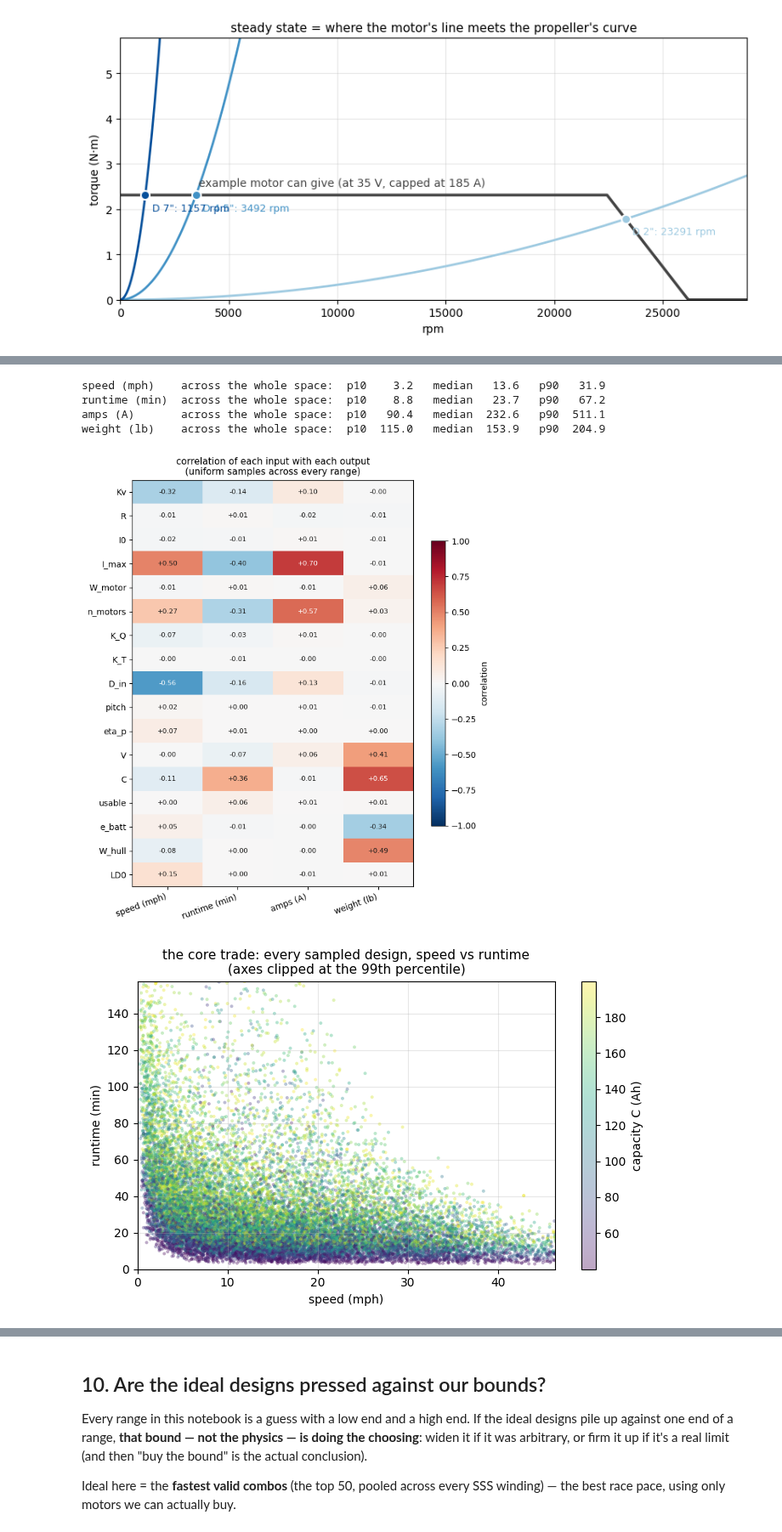
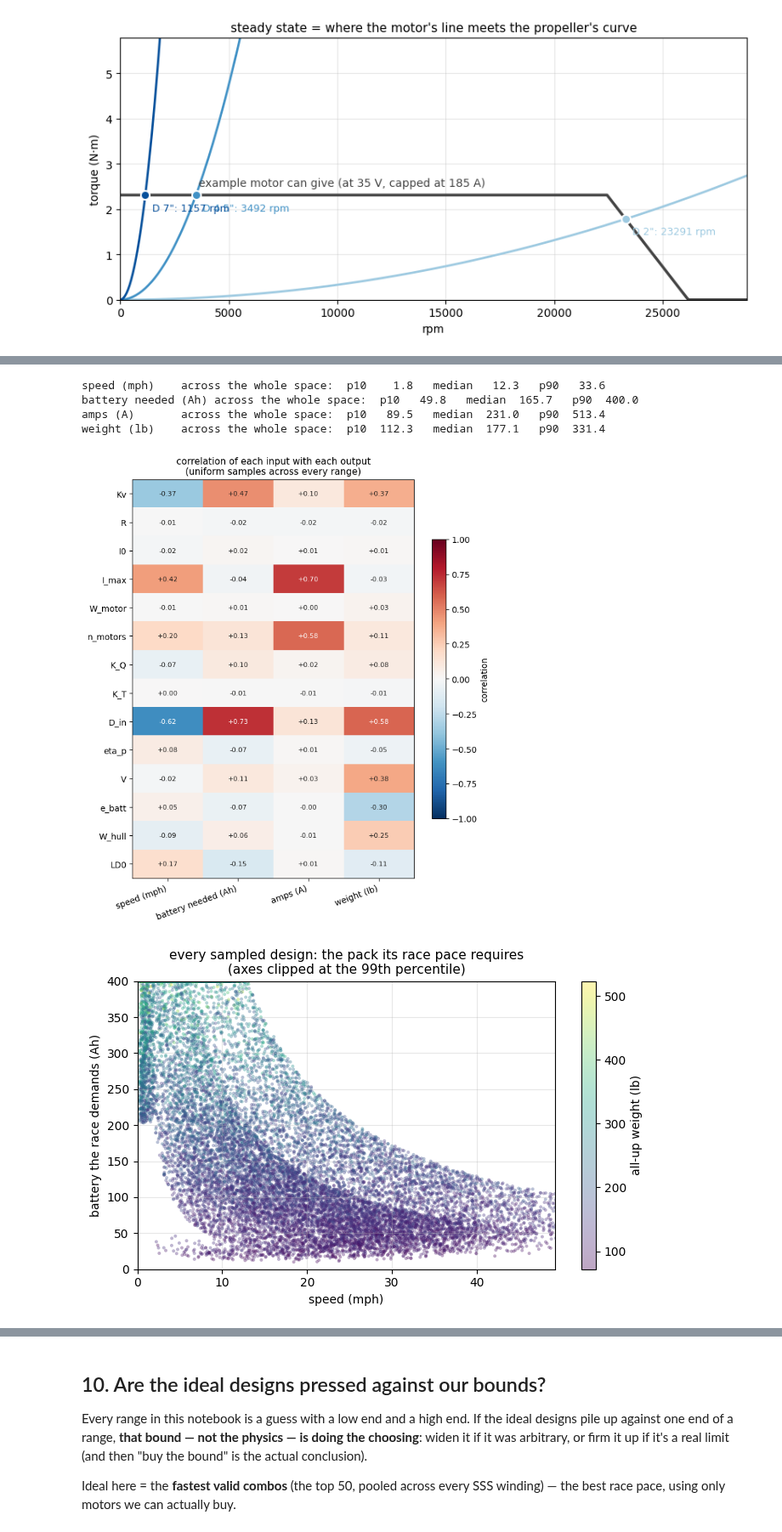
Before and after one commit to MarMar888/haav-modeling, a Jupyter notebook: willmarley.ipynb, the cells around one changed output, grey strips where cells are left out. Shown at 85% size. Drawn from its saved outputs; the diff is of its cells as text; code cells hidden in the pictures.

```diff
--- a/willmarley.ipynb
+++ b/willmarley.ipynb
@@ -315,11 +318,9 @@ W_FIXED_LB = sum(W_FIXED.values())
 for name, v in W_FIXED.items():
     print(f"fixed: {name:<14}{v:>7g}  lb")
 
-e_mid = sum(BATT_BOUNDS["e_batt"]) / 2
-C_mid = sum(BATT_BOUNDS["C"]) / 2
-W_batt_mid = C_mid * V_mid / e_mid
+W_batt_rep = 25.0  # a representative race-sized pack, just for this chart's baseline
 Wm_mid = sum(MOTOR_BOUNDS["W_motor"]) / 2
-W_extra = W_batt_mid + Wm_mid + W_FIXED_LB
+W_extra = W_batt_rep + Wm_mid + W_FIXED_LB
 W_span = np.linspace(HULL_BOUNDS["W_hull"][0] + W_extra,
                      HULL_BOUNDS["W_hull"][1] + W_extra, 100)
 W_mid = W_span.mean()
@@ -366,7 +368,7 @@ GROUPS = {  # validated categorical palette: identity, fixed order
     "battery": "#2a78d6", "motor": "#eb6834", "prop": "#1baf7a", "hull": "#eda100",
 }
 LABELS = {  # long name for every short input symbol
-    "V": "pack voltage", "C": "capacity", "usable": "usable fraction", "e_batt": "specific energy",
+    "V": "pack voltage", "e_batt": "specific energy",
     "Kv": "speed constant", "R": "winding resistance", "I0": "no-load current", "I_max": "current limit",
     "K_Q": "torque coefficient", "K_T": "thrust coefficient", "D_in": "diameter", "pitch": "blade pitch", "eta_p": "prop efficiency",
     "W_hull": "bare hull weight", "LD0": "peak lift-to-drag", "W_motor": "motor weight",
@@ -379,26 +381,27 @@ INPUT_GROUPS = [
     ("hull",    list(HULL_BOUNDS)),
 ]
 TB = "torque balance\n(rpm, amps, shaft watts)"
+PACK = "pack the race requires\n(Ah, lb, C-rate)"
 MID_NODES = {  # name: y
-    "battery weight": 15.0,
+    PACK: 15.0,
     "all-up weight (W)": 12.6,
     "water push-back (R_water)": 10.2,
     TB: 5.0,
 }
 OUT_NODES = {"speed": 8.0, "runtime": 2.0}
 EDGES = [
-    ("C", "battery weight"), ("V", "battery weight"), ("e_batt", "battery weight"),
-    ("W_hull", "all-up weight (W)"), ("battery weight", "all-up weight (W)"),
+    ("V", PACK), ("e_batt", PACK), (TB, PACK),
+    ("W_hull", "all-up weight (W)"), (PACK, "all-up weight (W)"),
     ("W_motor", "all-up weight (W)"),
     ("all-up weight (W)", "water push-back (R_water)"), ("LD0", "water push-back (R_water)"),
     ("Kv", TB), ("R", TB), ("I0", TB), ("I_max", TB), ("V", TB), ("K_Q", TB), ("D_in", TB),
     ("n_motors", TB), ("n_motors", "all-up weight (W)"),
-    (TB, "speed"), ("eta_p", "speed"), ("water push-back (R_water)", "speed"), ("pitch", "speed"),
+    (TB, "speed"), ("eta_p", "speed"), ("water push-back (R_water)", "speed"),
     ("K_T", "speed"),
-    (TB, "runtime"), ("C", "runtime"), ("usable", "runtime"),
+    (TB, "runtime"), (PACK, "runtime"),
 ]
 HW = {  # half-widths of middle/output boxes, so arrows stop at the edge
-    "battery weight": 0.30, "all-up weight (W)": 0.36, "water push-back (R_water)": 0.45,
+    PACK: 0.52, "all-up weight (W)": 0.36, "water push-back (R_water)": 0.45,
     TB: 0.42, "speed": 0.20, "runtime": 0.24,
 }
 
@@ -614,45 +616,45 @@ N = 20000
 samples = {k: rng.uniform(lo, hi, N) for k, (lo, hi) in BOUNDS.items()}
 samples["n_motors"] = rng.integers(1, 3, N).astype(float)  # a discrete choice: one or two
 runs = [steady_state(**{k: samples[k][i] for k in BOUNDS}) for i in range(N)]
-OUT = {"speed (mph)": "mph", "runtime (min)": "minutes", "amps (A)": "I", "weight (lb)": "W"}
+OUT = {"speed (mph)": "mph", "battery needed (Ah)": "C", "amps (A)": "I", "weight (lb)": "W"}
 outs = {label: np.array([r[key] for r in runs]) for label, key in OUT.items()}
 
 for label, arr in outs.items():
     p10, p50, p90 = np.percentile(arr, [10, 50, 90])
     print(f"{label:<14} across the whole space:  p10 {p10:6.1f}   median {p50:6.1f}   p90 {p90:6.1f}")
 
 corr = np.array([[np.corrcoef(samples[k], arr)[0, 1] for arr in outs.values()]
                  for k in BOUNDS])
 fig, ax = plt.subplots(figsize=(7, 8))
 im = ax.imshow(corr, cmap="RdBu_r", vmin=-1, vmax=1, aspect="auto")
 ax.set_xticks(range(len(outs))); ax.set_xticklabels(outs.keys(), rotation=20, ha="right")
 ax.set_yticks(range(len(BOUNDS))); ax.set_yticklabels(BOUNDS.keys())
 for i in range(len(BOUNDS)):
     for j in range(len(outs)):
         ax.text(j, i, f"{corr[i, j]:+.2f}", ha="center", va="center", fontsize=8,
                 color="white" if abs(corr[i, j]) > 0.55 else "#1a1a19")
 ax.set_title("correlation of each input with each output\n(uniform samples across every range)",
              fontsize=11)
 fig.colorbar(im, ax=ax, label="correlation", shrink=0.7)
 plt.tight_layout(); plt.show()
 
 fig, ax = plt.subplots(figsize=(7, 4.5))
-sc = ax.scatter(outs["speed (mph)"], outs["runtime (min)"], c=samples["C"],
+sc = ax.scatter(outs["speed (mph)"], outs["battery needed (Ah)"], c=outs["weight (lb)"],
                 cmap="viridis", s=8, alpha=0.35, edgecolors="none")
 ax.set_xlim(0, np.percentile(outs["speed (mph)"], 99))
-ax.set_ylim(0, np.percentile(outs["runtime (min)"], 99))
-ax.set_xlabel("speed (mph)"); ax.set_ylabel("runtime (min)")
-ax.set_title("the core trade: every sampled design, speed vs runtime\n(axes clipped at the 99th percentile)", fontsize=11)
+ax.set_ylim(0, np.percentile(outs["battery needed (Ah)"], 99))
+ax.set_xlabel("speed (mph)"); ax.set_ylabel("battery the race demands (Ah)")
+ax.set_title("every sampled design: the pack its race pace requires\n(axes clipped at the 99th percentile)", fontsize=11)
 ax.grid(alpha=0.3)
-fig.colorbar(sc, ax=ax, label="capacity C (Ah)")
+fig.colorbar(sc, ax=ax, label="all-up weight (lb)")
 plt.tight_layout(); plt.show()
 # %% [output]
-speed (mph)    across the whole space:  p10    3.2   median   13.6   p90   31.9
-runtime (min)  across the whole space:  p10    8.8   median   23.7   p90   67.2
-amps (A)       across the whole space:  p10   90.4   median  232.6   p90  511.1
-weight (lb)    across the whole space:  p10  115.0   median  153.9   p90  204.9
+speed (mph)    across the whole space:  p10    1.8   median   12.3   p90   33.6
+battery needed (Ah) across the whole space:  p10   49.8   median  165.7   p90  400.0
+amps (A)       across the whole space:  p10   89.5   median  231.0   p90  513.4
+weight (lb)    across the whole space:  p10  112.3   median  177.1   p90  331.4
-[figure, old version]
+[figure, new version]
-[figure, old version]
+[figure, new version]
 # %% [markdown]
 ## 8. Conclusions: the valid space and the ideal space
 
```
Also changed, not shown: parts of 22 cells of this notebook, 3 other files.
